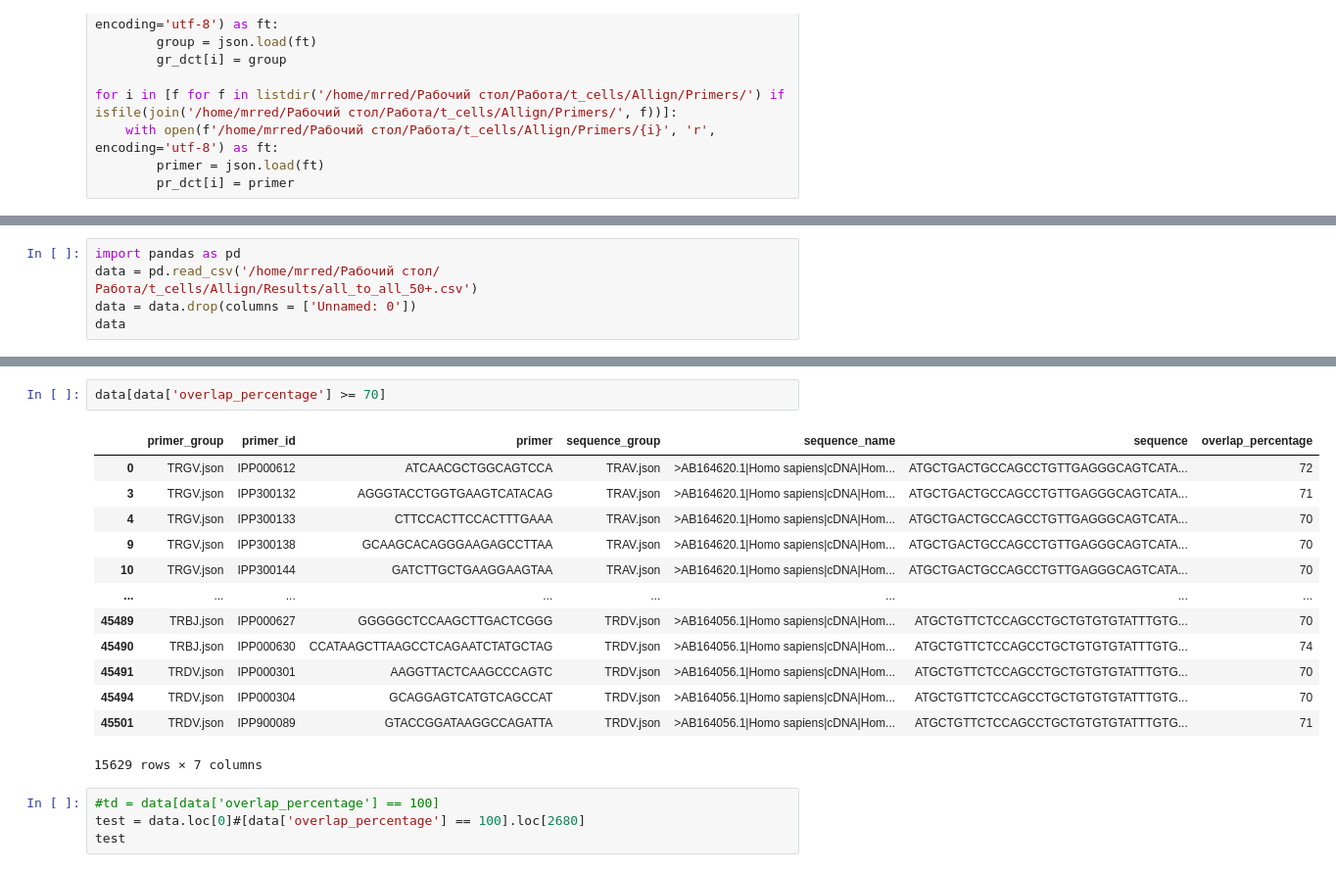
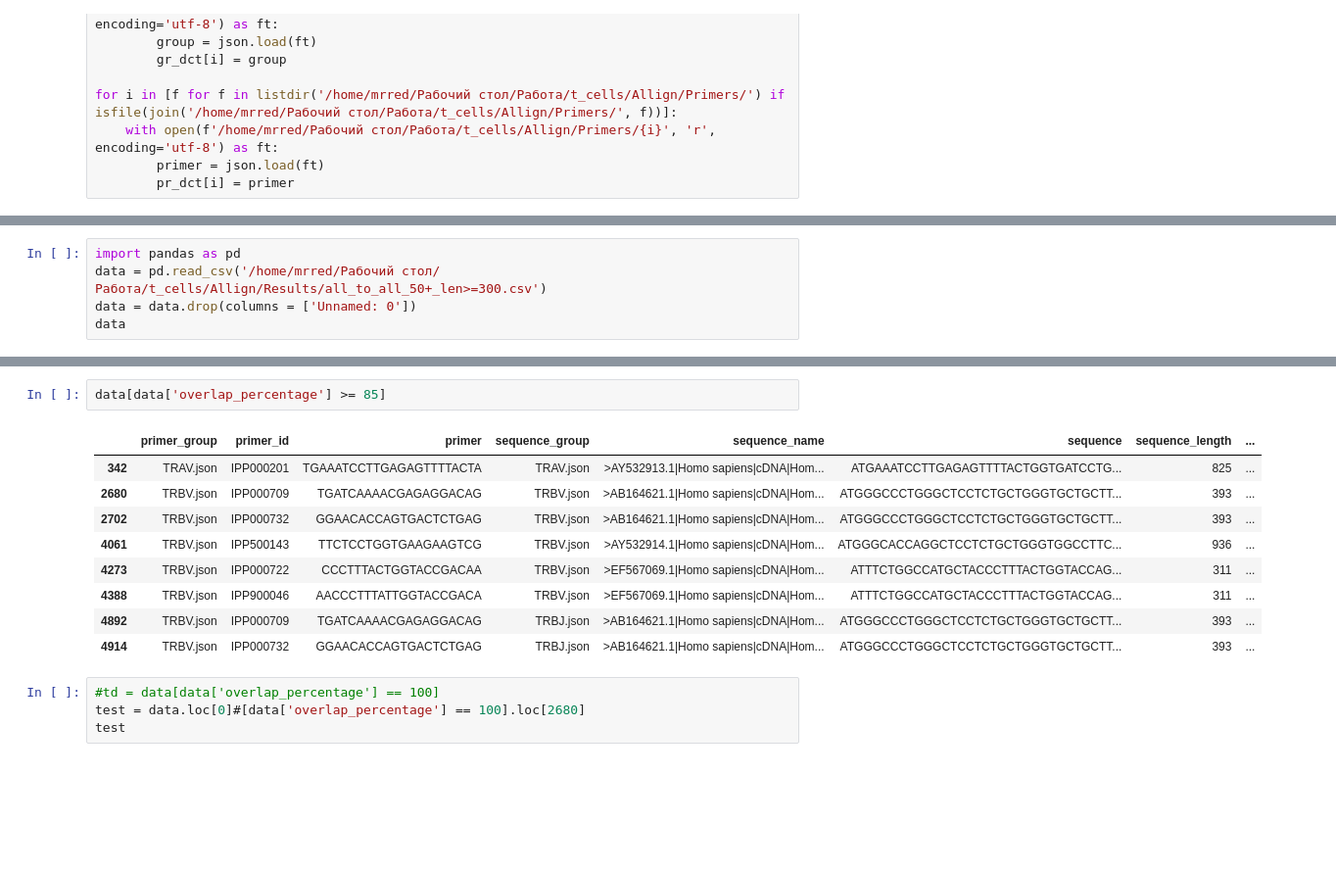
Before and after one commit to wertick01/t_cells, a Jupyter notebook: analyzer.ipynb, the cells around one changed output, grey strips where cells are left out. Shown at 98% size. Cells and saved outputs as stored; diff of their text form; blank space fills up the shorter version.

```diff
--- a/analyzer.ipynb
+++ b/analyzer.ipynb
@@ -260,6 +299,6 @@ data.to_csv('/home/mrred/Рабочий стол/Работа/t_cells/Allign/Res
 # %%
 import pandas as pd
-data = pd.read_csv('/home/mrred/Рабочий стол/Работа/t_cells/Allign/Results/all_to_all_50+.csv')
+data = pd.read_csv('/home/mrred/Рабочий стол/Работа/t_cells/Allign/Results/all_to_all_50+_len>=300.csv')
 data = data.drop(columns = ['Unnamed: 0'])
 data
 # %% [output]
@@ -279,19 +318,15 @@ data
 # %%
-data[data['overlap_percentage'] >= 70]
+data[data['overlap_percentage'] >= 85]
 # %% [output]
-|  | primer_group | primer_id | primer | sequence_group | sequence_name | sequence | overlap_percentage |
-| 0 | TRGV.json | IPP000612 | ATCAACGCTGGCAGTCCA | TRAV.json | >AB164620.1|Homo sapiens|cDNA|Hom... | ATGCTGACTGCCAGCCTGTTGAGGGCAGTCATA... | 72 |
-| 3 | TRGV.json | IPP300132 | AGGGTACCTGGTGAAGTCATACAG | TRAV.json | >AB164620.1|Homo sapiens|cDNA|Hom... | ATGCTGACTGCCAGCCTGTTGAGGGCAGTCATA... | 71 |
-| 4 | TRGV.json | IPP300133 | CTTCCACTTCCACTTTGAAA | TRAV.json | >AB164620.1|Homo sapiens|cDNA|Hom... | ATGCTGACTGCCAGCCTGTTGAGGGCAGTCATA... | 70 |
-| 9 | TRGV.json | IPP300138 | GCAAGCACAGGGAAGAGCCTTAA | TRAV.json | >AB164620.1|Homo sapiens|cDNA|Hom... | ATGCTGACTGCCAGCCTGTTGAGGGCAGTCATA... | 70 |
-| 10 | TRGV.json | IPP300144 | GATCTTGCTGAAGGAAGTAA | TRAV.json | >AB164620.1|Homo sapiens|cDNA|Hom... | ATGCTGACTGCCAGCCTGTTGAGGGCAGTCATA... | 70 |
-| ... | ... | ... | ... | ... | ... | ... | ... |
-| 45489 | TRBJ.json | IPP000627 | GGGGGCTCCAAGCTTGACTCGGG | TRDV.json | >AB164056.1|Homo sapiens|cDNA|Hom... | ATGCTGTTCTCCAGCCTGCTGTGTGTATTTGTG... | 70 |
-| 45490 | TRBJ.json | IPP000630 | CCATAAGCTTAAGCCTCAGAATCTATGCTAG | TRDV.json | >AB164056.1|Homo sapiens|cDNA|Hom... | ATGCTGTTCTCCAGCCTGCTGTGTGTATTTGTG... | 74 |
-| 45491 | TRDV.json | IPP000301 | AAGGTTACTCAAGCCCAGTC | TRDV.json | >AB164056.1|Homo sapiens|cDNA|Hom... | ATGCTGTTCTCCAGCCTGCTGTGTGTATTTGTG... | 70 |
-| 45494 | TRDV.json | IPP000304 | GCAGGAGTCATGTCAGCCAT | TRDV.json | >AB164056.1|Homo sapiens|cDNA|Hom... | ATGCTGTTCTCCAGCCTGCTGTGTGTATTTGTG... | 70 |
-| 45501 | TRDV.json | IPP900089 | GTACCGGATAAGGCCAGATTA | TRDV.json | >AB164056.1|Homo sapiens|cDNA|Hom... | ATGCTGTTCTCCAGCCTGCTGTGTGTATTTGTG... | 71 |
+|  | primer_group | primer_id | primer | sequence_group | sequence_name | sequence | sequence_length | ... |
+| 342 | TRAV.json | IPP000201 | TGAAATCCTTGAGAGTTTTACTA | TRAV.json | >AY532913.1|Homo sapiens|cDNA|Hom... | ATGAAATCCTTGAGAGTTTTACTGGTGATCCTG... | 825 | ... |
+| 2680 | TRBV.json | IPP000709 | TGATCAAAACGAGAGGACAG | TRBV.json | >AB164621.1|Homo sapiens|cDNA|Hom... | ATGGGCCCTGGGCTCCTCTGCTGGGTGCTGCTT... | 393 | ... |
+| 2702 | TRBV.json | IPP000732 | GGAACACCAGTGACTCTGAG | TRBV.json | >AB164621.1|Homo sapiens|cDNA|Hom... | ATGGGCCCTGGGCTCCTCTGCTGGGTGCTGCTT... | 393 | ... |
+| 4061 | TRBV.json | IPP500143 | TTCTCCTGGTGAAGAAGTCG | TRBV.json | >AY532914.1|Homo sapiens|cDNA|Hom... | ATGGGCACCAGGCTCCTCTGCTGGGTGGCCTTC... | 936 | ... |
+| 4273 | TRBV.json | IPP000722 | CCCTTTACTGGTACCGACAA | TRBV.json | >EF567069.1|Homo sapiens|cDNA|Hom... | ATTTCTGGCCATGCTACCCTTTACTGGTACCAG... | 311 | ... |
+| 4388 | TRBV.json | IPP900046 | AACCCTTTATTGGTACCGACA | TRBV.json | >EF567069.1|Homo sapiens|cDNA|Hom... | ATTTCTGGCCATGCTACCCTTTACTGGTACCAG... | 311 | ... |
+| 4892 | TRBV.json | IPP000709 | TGATCAAAACGAGAGGACAG | TRBJ.json | >AB164621.1|Homo sapiens|cDNA|Hom... | ATGGGCCCTGGGCTCCTCTGCTGGGTGCTGCTT... | 393 | ... |
+| 4914 | TRBV.json | IPP000732 | GGAACACCAGTGACTCTGAG | TRBJ.json | >AB164621.1|Homo sapiens|cDNA|Hom... | ATGGGCCCTGGGCTCCTCTGCTGGGTGCTGCTT... | 393 | ... |
-15629 rows × 7 columns
 # %%
 #td = data[data['overlap_percentage'] == 100]
 test = data.loc[0]#[data['overlap_percentage'] == 100].loc[2680]
```
Also changed, not shown: parts of 13 cells of this notebook, 3 other files.
